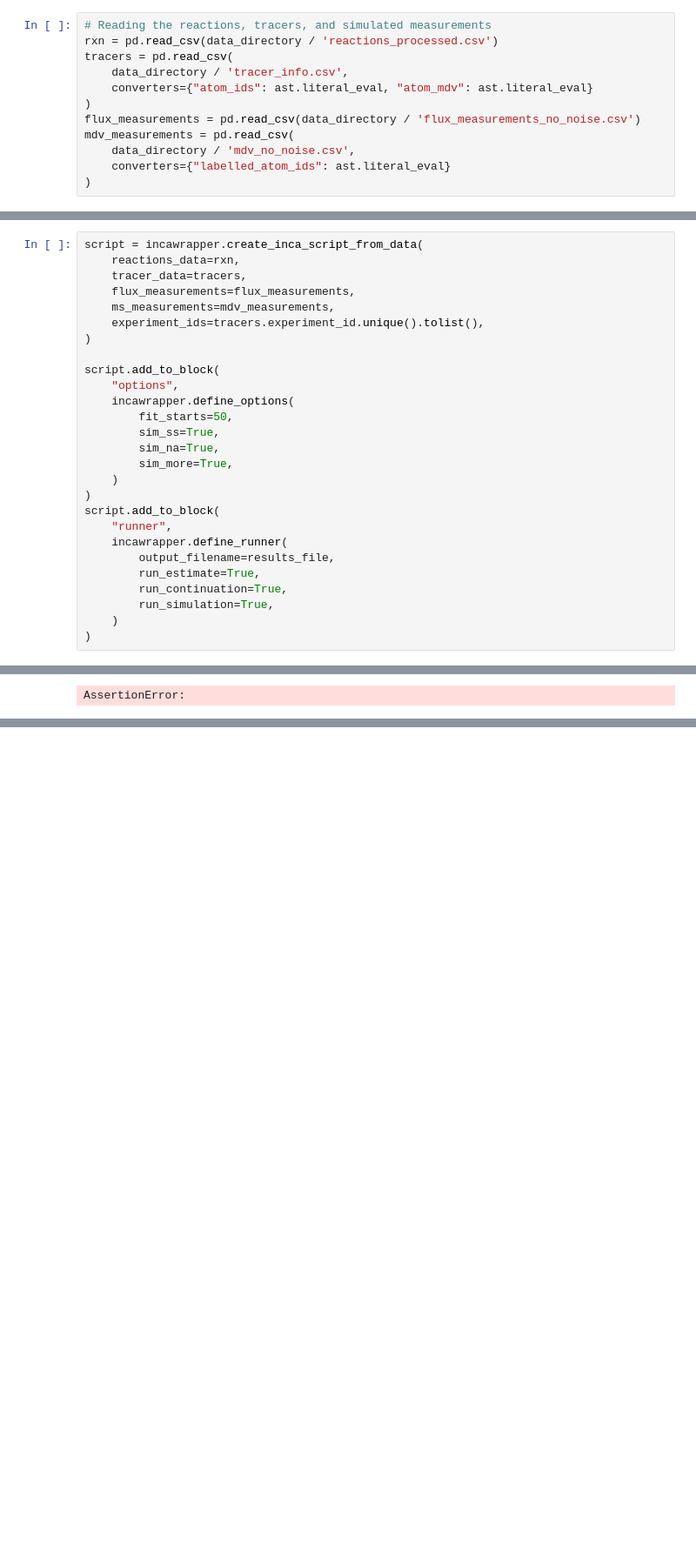
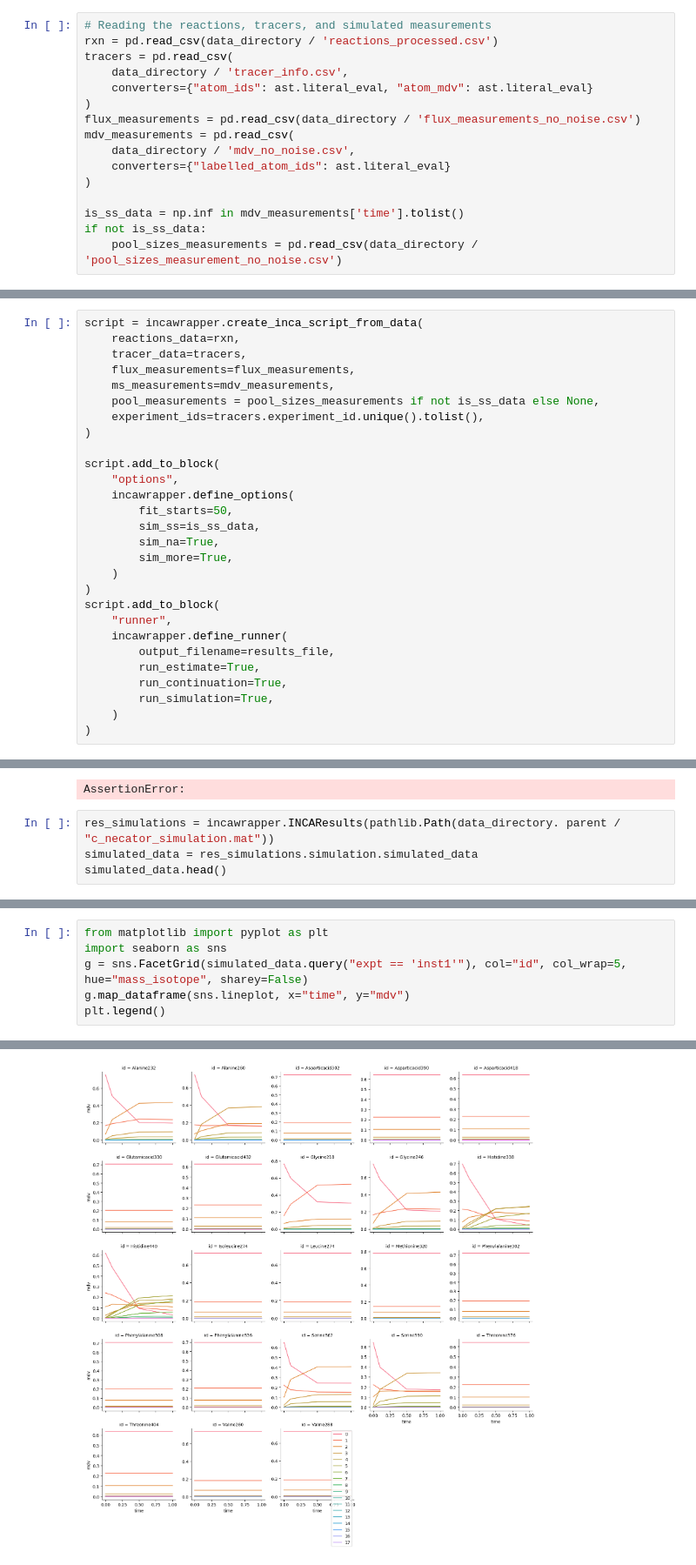
Before and after one commit to biosustain/incawrapper, a Jupyter notebook: docs/examples/c_necator_simulated_data.ipynb, the cells around one changed output, grey strips where cells are left out. Shown: that part at 87% size. Saved outputs shown, nothing was run; the diff lists cells and outputs as text; blank space fills up the shorter version.

```diff
--- a/docs/examples/c_necator_simulated_data.ipynb
+++ b/docs/examples/c_necator_simulated_data.ipynb
@@ -39,6 +39,10 @@ mdv_measurements = pd.read_csv(
     data_directory / 'mdv_no_noise.csv',
     converters={"labelled_atom_ids": ast.literal_eval}
 )
+
+is_ss_data = np.inf in mdv_measurements['time'].tolist()
+if not is_ss_data:
+    pool_sizes_measurements = pd.read_csv(data_directory / 'pool_sizes_measurement_no_noise.csv')
 # %% [markdown]
 Looking at the traces dataframe, we can see the design of the two simulated parallel experiments
 # %%
@@ -62,6 +59,7 @@ script = incawrapper.create_inca_script_from_data(
     tracer_data=tracers,
     flux_measurements=flux_measurements,
     ms_measurements=mdv_measurements,
+    pool_measurements = pool_sizes_measurements if not is_ss_data else None,
     experiment_ids=tracers.experiment_id.unique().tolist(),
 )
 
@@ -69,7 +67,7 @@ script.add_to_block(
     "options",
     incawrapper.define_options(
         fit_starts=50,
-        sim_ss=True,
+        sim_ss=is_ss_data,
         sim_na=True,
         sim_more=True,
     )
@@ -244,3 +242,7 @@ assert true_and_fitted_fluxes['well_determined'].sum() / true_and_fitted_fluxes[
 assert true_and_fitted_fluxes.loc[net_fluxes, 'well_determined'].sum() / net_fluxes.sum() == pytest.approx(0.45, 0.005)
 # %% [output]
 AssertionError:
+# %%
+res_simulations = incawrapper.INCAResults(pathlib.Path(data_directory. parent / "c_necator_simulation.mat"))
+simulated_data = res_simulations.simulation.simulated_data
+simulated_data.head()
@@ -246,0 +256,7 @@ AssertionError:
+# %%
+from matplotlib import pyplot as plt
+import seaborn as sns
+g = sns.FacetGrid(simulated_data.query("expt == 'inst1'"), col="id", col_wrap=5, hue="mass_isotope", sharey=False)
+g.map_dataframe(sns.lineplot, x="time", y="mdv")
+plt.legend()
+# %% [output]
@@ -246,0 +264 @@ AssertionError:
+[figure, added]
```
Also changed, not shown: parts of 5 cells of this notebook, 6 other files.
